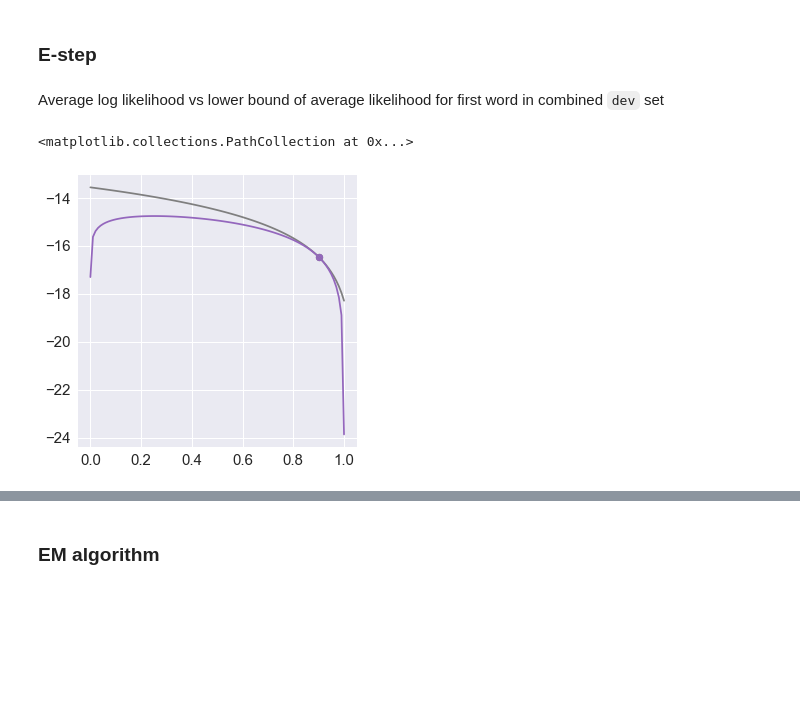
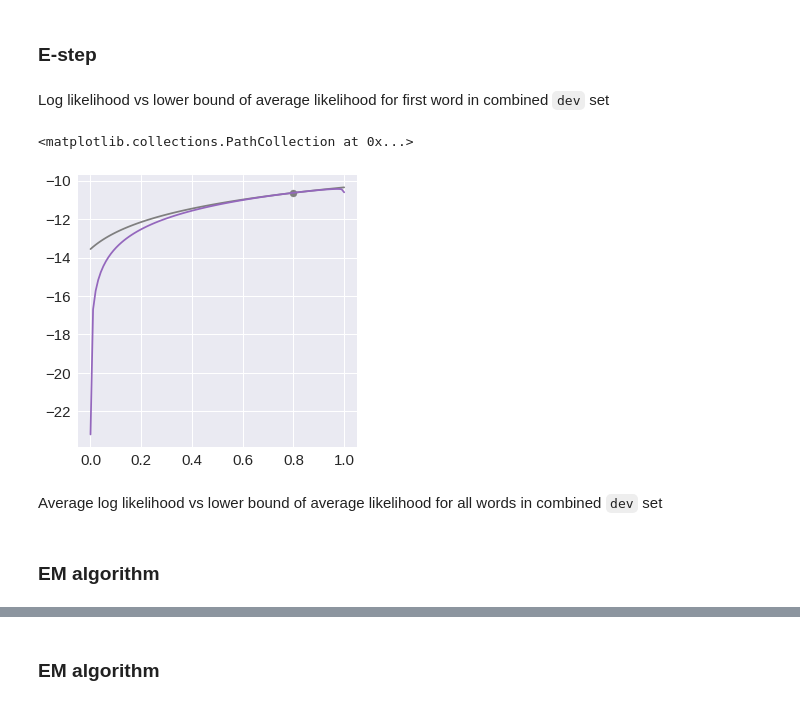
Before and after one commit to khanhnguyendata/ngram, a Jupyter notebook: analysis/part3.ipynb, the cells around one changed output, grey strips where cells are left out. Saved outputs shown, nothing was run; the diff lists cells and outputs as text; code cells hidden in the pictures; blank space fills up the shorter version.

Commit message:
Plot lower bound of average log likelihood for dev set given unigram weight at a given step

```diff
--- a/analysis/part3.ipynb
+++ b/analysis/part3.ipynb
@@ -84,38 +84,38 @@ ax.scatter(unigram_weights[np.argmax(dev_avg_lls)], np.max(dev_avg_lls), color='
 # %% [markdown]
 ### E-step
 # %% [markdown]
-Average log likelihood vs lower bound of average likelihood for first word in combined `dev` set
+Log likelihood vs lower bound of average likelihood for first word in combined `dev` set
 # %%
-def calculate_lower_bound_avg_ll(word_probs, true_weights, posterior_weights):
-    lower_bound_avg_ll = np.sum(posterior_weights * np.log2(word_probs * true_weights / posterior_weights))
-    return lower_bound_avg_ll
+def calculate_lower_bound_ll(word_probs, true_weights, posterior_weights):
+    with np.errstate(invalid='ignore'):
+        lower_bound_components = posterior_weights * np.log2(word_probs * true_weights / posterior_weights)
+        lower_bound_components[np.isnan(lower_bound_components)] = 0
+        lower_bound_ll = np.sum(lower_bound_components)
+    return lower_bound_ll
 # %%
-first_word_probs = dev_prob_matrix[[0], :2]
-unigram_step_weight = 0.9
+first_word_probs = dev_prob_matrix[[-2], :2]
+unigram_step_weight = 0.8
 weighted_probs = first_word_probs * [1 - unigram_step_weight, unigram_step_weight]
 posterior_weights = weighted_probs / np.sum(weighted_probs)
 
-first_word_avg_lls = []
-first_word_lower_bound_avg_lls = []
+first_word_lls = []
+first_word_lower_bound_lls = []
 
 unigram_weights = np.linspace(0.0001, 1-0.0001, 100)
 for unigram_weight in unigram_weights:
-    first_word_avg_ll = calculate_avg_ll(first_word_probs, weights=[1-unigram_weight, unigram_weight])
-    first_word_avg_lls.append(first_word_avg_ll)
+    first_word_ll = calculate_avg_ll(first_word_probs, weights=[1-unigram_weight, unigram_weight])
+    first_word_lls.append(first_word_ll)
 
-    first_word_lower_bound_avg_ll = calculate_lower_bound_avg_ll(first_word_probs,
-                                                                 true_weights=[1-unigram_weight, unigram_weight],
-                                                                 posterior_weights=posterior_weights)
-    first_word_lower_bound_avg_lls.append(first_word_lower_bound_avg_ll)
+    first_word_lower_bound_ll = calculate_lower_bound_ll(first_word_probs,
+                                                         true_weights=[1-unigram_weight, unigram_weight],
+                                                         posterior_weights=posterior_weights)
+    first_word_lower_bound_lls.append(first_word_lower_bound_ll)
 fig, ax = plt.subplots(figsize=(5, 5))
-ax.plot(unigram_weights, first_word_avg_lls, color='tab:gray', clip_on=False)
-ax.plot(unigram_weights, first_word_lower_bound_avg_lls, color='tab:purple', clip_on=False)
+ax.plot(unigram_weights, first_word_lls, color='tab:gray', clip_on=False)
+ax.plot(unigram_weights, first_word_lower_bound_lls, color='tab:purple', clip_on=False)
 ax.scatter(unigram_step_weight, calculate_avg_ll(first_word_probs, weights=[1-unigram_step_weight, unigram_step_weight]), color='tab:gray', clip_on=False)
-ax.scatter(unigram_step_weight,
-           calculate_lower_bound_avg_ll(first_word_probs,
-                                       true_weights=[1-unigram_step_weight, unigram_step_weight],
-                                       posterior_weights=posterior_weights),
-           color='tab:purple', clip_on=False)
 # %% [output]
 <matplotlib.collections.PathCollection at 0x...>
-[figure, old version]
+[figure, new version]
+# %% [markdown]
+Average log likelihood vs lower bound of average likelihood for all words in combined `dev` set
@@ -121,0 +156,2 @@ ax.scatter(unigram_step_weight,
+# %% [markdown]
+### EM algorithm
```
Also changed, not shown: parts of 8 cells of this notebook.
